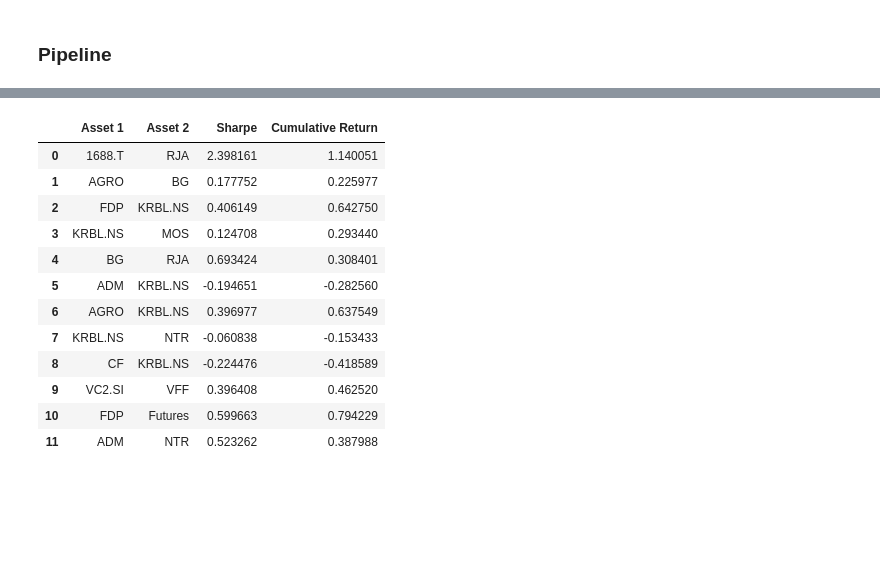
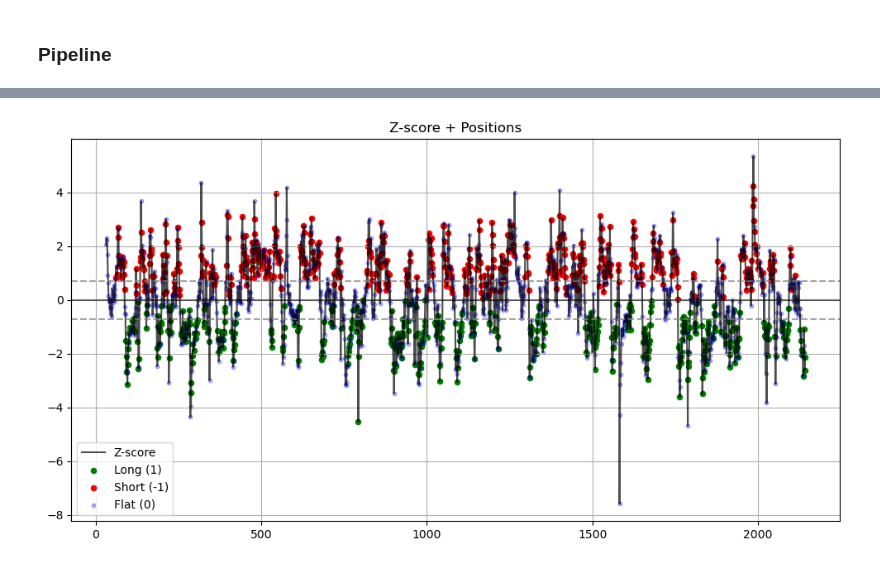
Before and after one commit to NatachaGsn/rice-trading-project, a Jupyter notebook: Trading_game2.ipynb, the cells around one changed output, grey strips where cells are left out. Drawn from its saved outputs; the diff is of its cells as text; code cells hidden in the pictures; blank space fills up the shorter version.

Commit message:
visualisations

```diff
--- a/Trading_game2.ipynb
+++ b/Trading_game2.ipynb
@@ -395,7 +414,7 @@ def apply_trailing_stop(vect_spread, vect_signal, vect_vol, vol_avg, base_stop=0
 # %% [markdown]
 ### Pipeline
 # %%
-def run_strategy(Y, lookback, L_v, k, threshold, transaction_cost, split=0.75):
+def run_strategy(Y, lookback, L_v, k, threshold, transaction_cost, split=0.6):
 
     n = len(Y)
     split_idx = int(split * n)
@@ -438,7 +457,8 @@ def run_strategy(Y, lookback, L_v, k, threshold, transaction_cost, split=0.75):
         vect_spread,
         vect_signal_filtered,
         vect_vol,
-        vol_avg
+        vol_avg,
+        vect_Z
     )
 
     # returns
@@ -495,16 +535,56 @@ results_df_strategy = pd.DataFrame(results_list)
+# %%
+z = res["z_score"]
+signal = res["signal_final"]
+
+# attention à l'alignement (z_score a la taille complète)
+z = z[-len(signal):]
+
+time_index = Y.index[-len(signal):]
+
+plt.figure(figsize=(12,6))
+
+# courbe Z-score
+plt.plot(time_index, z, label="Z-score", color='black', alpha=0.7)
+
+# seuils
+plt.axhline(0.7, linestyle='--', color='grey', alpha=0.7)
+plt.axhline(-0.7, linestyle='--', color='grey', alpha=0.7)
+plt.axhline(0, linestyle='-', color='black', alpha=0.5)
+
+# LONG
+plt.scatter(
+    time_index[signal == 1],
+    z[signal == 1],
+    color='green',
+    label='Long (1)',
+    s=20
+)
+
+# SHORT
+plt.scatter(
+    time_index[signal == -1],
+    z[signal == -1],
+    color='red',
+    label='Short (-1)',
+    s=20
+)
+
+# FLAT
+plt.scatter(
+    time_index[signal == 0],
+    z[signal == 0],
+    color='blue',
+    label='Flat (0)',
+    s=10,
+    alpha=0.3
+)
+
+plt.title("Z-score + Positions")
+plt.legend()
+plt.grid()
+plt.show()
+# %% [output]
+[figure, added]
 # %%
-results_df_strategy
+split_plot_idx = split_idx - 50  # lookback = 50
+time_index = Y.index[-len(cum_returns):]
-# %% [output]
-|  | Asset 1 | Asset 2 | Sharpe | Cumulative Return |
-| 0 | 1688.T | RJA | 2.398161 | 1.140051 |
-| 1 | AGRO | BG | 0.177752 | 0.225977 |
-| 2 | FDP | KRBL.NS | 0.406149 | 0.642750 |
-| 3 | KRBL.NS | MOS | 0.124708 | 0.293440 |
-| 4 | BG | RJA | 0.693424 | 0.308401 |
-| 5 | ADM | KRBL.NS | -0.194651 | -0.282560 |
-| 6 | AGRO | KRBL.NS | 0.396977 | 0.637549 |
-| 7 | KRBL.NS | NTR | -0.060838 | -0.153433 |
-| 8 | CF | KRBL.NS | -0.224476 | -0.418589 |
-| 9 | VC2.SI | VFF | 0.396408 | 0.462520 |
-| 10 | FDP | Futures | 0.599663 | 0.794229 |
-| 11 | ADM | NTR | 0.523262 | 0.387988 |
```
Also changed, not shown: parts of 9 cells of this notebook.
